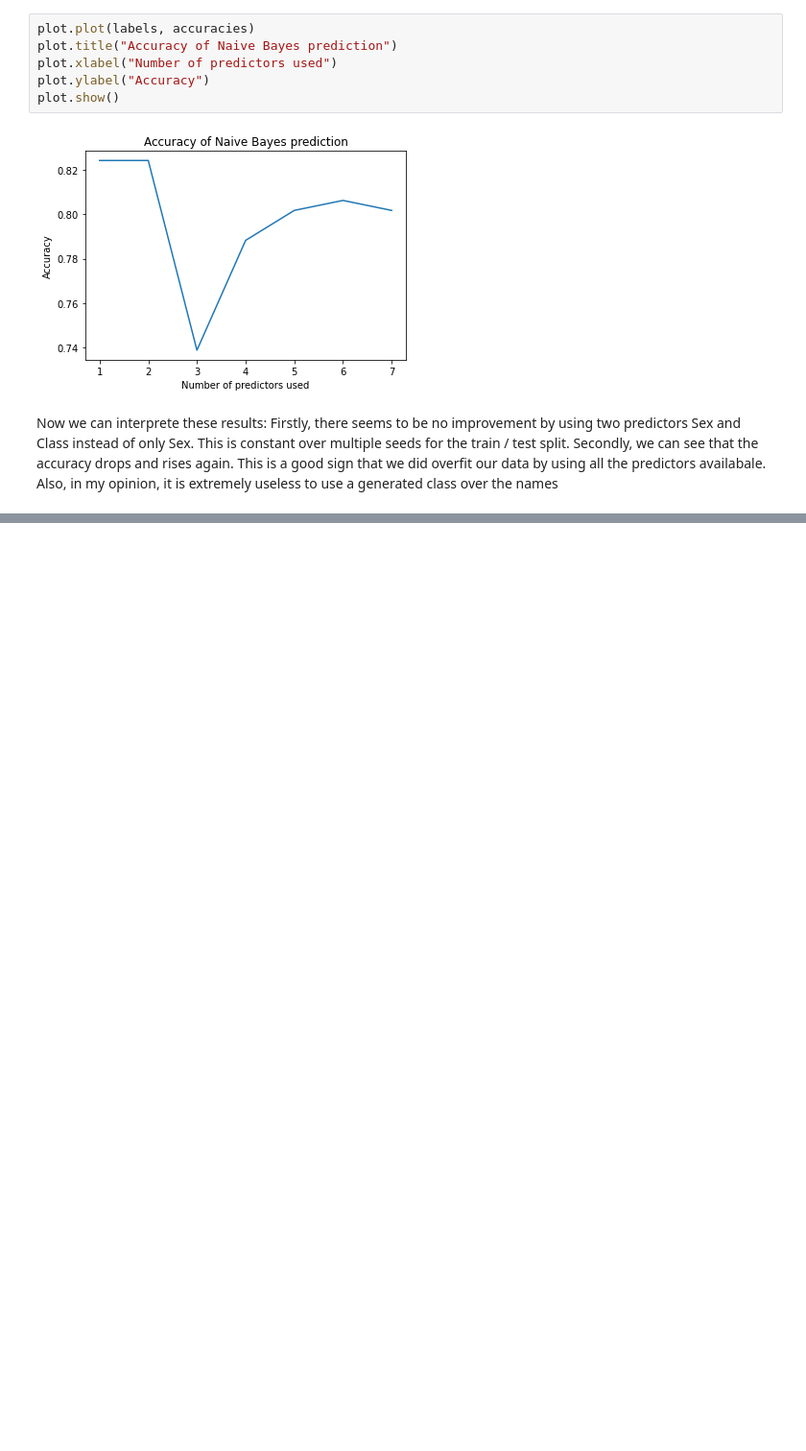
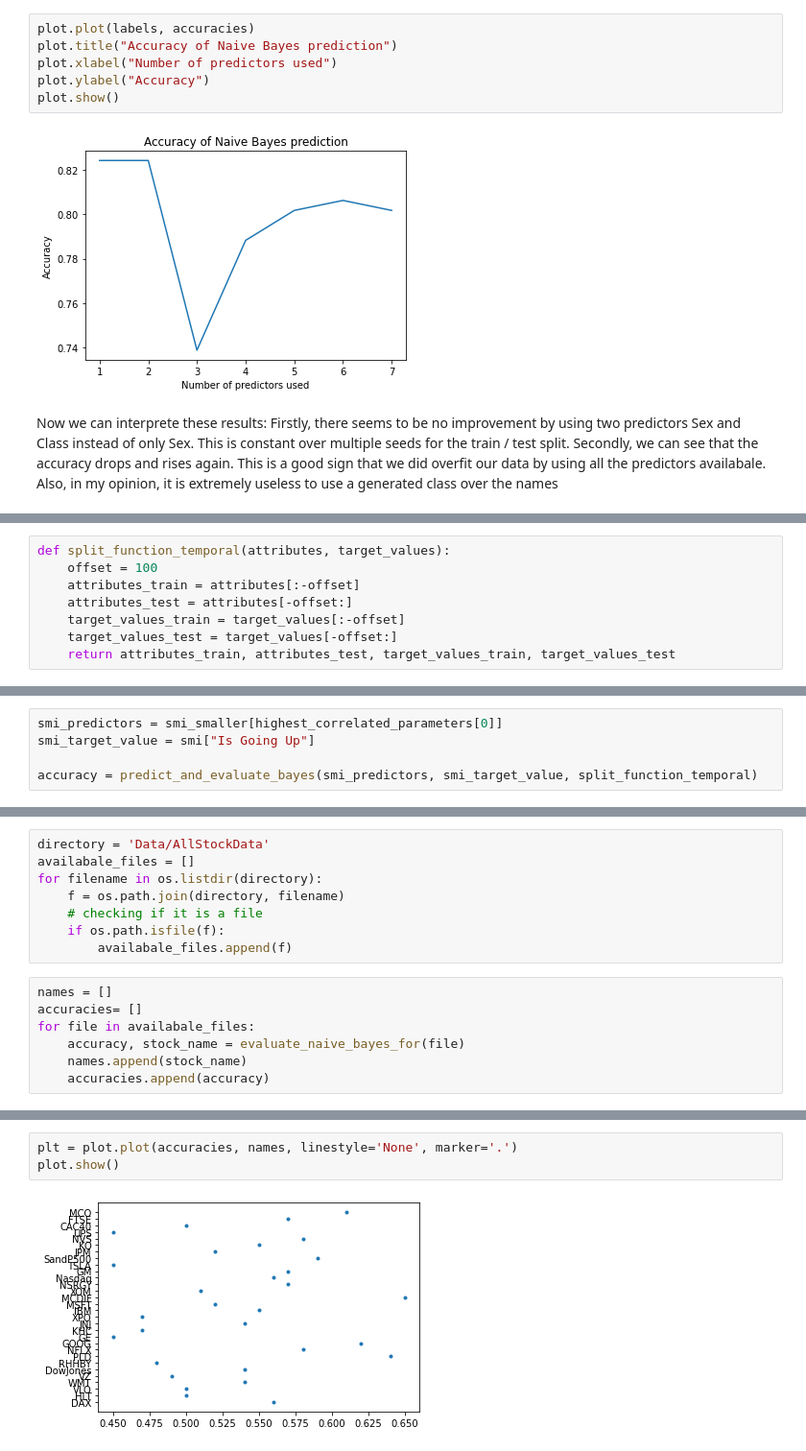
Before and after one commit to tobiasfamos/MachineLearningAndDataMining, a Jupyter notebook: Exercises/Exercise 2/MLTobiasFamosExercise2.ipynb, the cells around one changed output, grey strips where cells are left out. Shown at 96% size. Saved outputs shown, nothing was run; the diff lists cells and outputs as text; blank space fills up the shorter version.

```diff
--- a/Exercises/Exercise 2/MLTobiasFamosExercise2.ipynb
+++ b/Exercises/Exercise 2/MLTobiasFamosExercise2.ipynb
@@ -122,0 +235,8 @@ Also, in my opinion, it is extremely useless to use a generated class over the n
+# %%
+def split_function_temporal(attributes, target_values):
+    offset = 100
+    attributes_train = attributes[:-offset]
+    attributes_test = attributes[-offset:]
+    target_values_train = target_values[:-offset]
+    target_values_test = target_values[-offset:]
+    return attributes_train, attributes_test, target_values_train, target_values_test
@@ -122,0 +245,5 @@ Also, in my opinion, it is extremely useless to use a generated class over the n
+# %%
+smi_predictors = smi_smaller[highest_correlated_parameters[0]]
+smi_target_value = smi["Is Going Up"]
+
+accuracy = predict_and_evaluate_bayes(smi_predictors, smi_target_value, split_function_temporal)
@@ -122,0 +316,15 @@ Also, in my opinion, it is extremely useless to use a generated class over the n
+# %%
+directory = 'Data/AllStockData'
+availabale_files = []
+for filename in os.listdir(directory):
+    f = os.path.join(directory, filename)
+    # checking if it is a file
+    if os.path.isfile(f):
+        availabale_files.append(f)
+# %%
+names = []
+accuracies= []
+for file in availabale_files:
+    accuracy, stock_name = evaluate_naive_bayes_for(file)
+    names.append(stock_name)
+    accuracies.append(accuracy)
@@ -122,0 +349,5 @@ Also, in my opinion, it is extremely useless to use a generated class over the n
+# %%
+plt = plot.plot(accuracies, names, linestyle='None', marker='.')
+plot.show()
+# %% [output]
+[figure, added]
```
Also changed, not shown: parts of 35 cells of this notebook, 30 other files.
